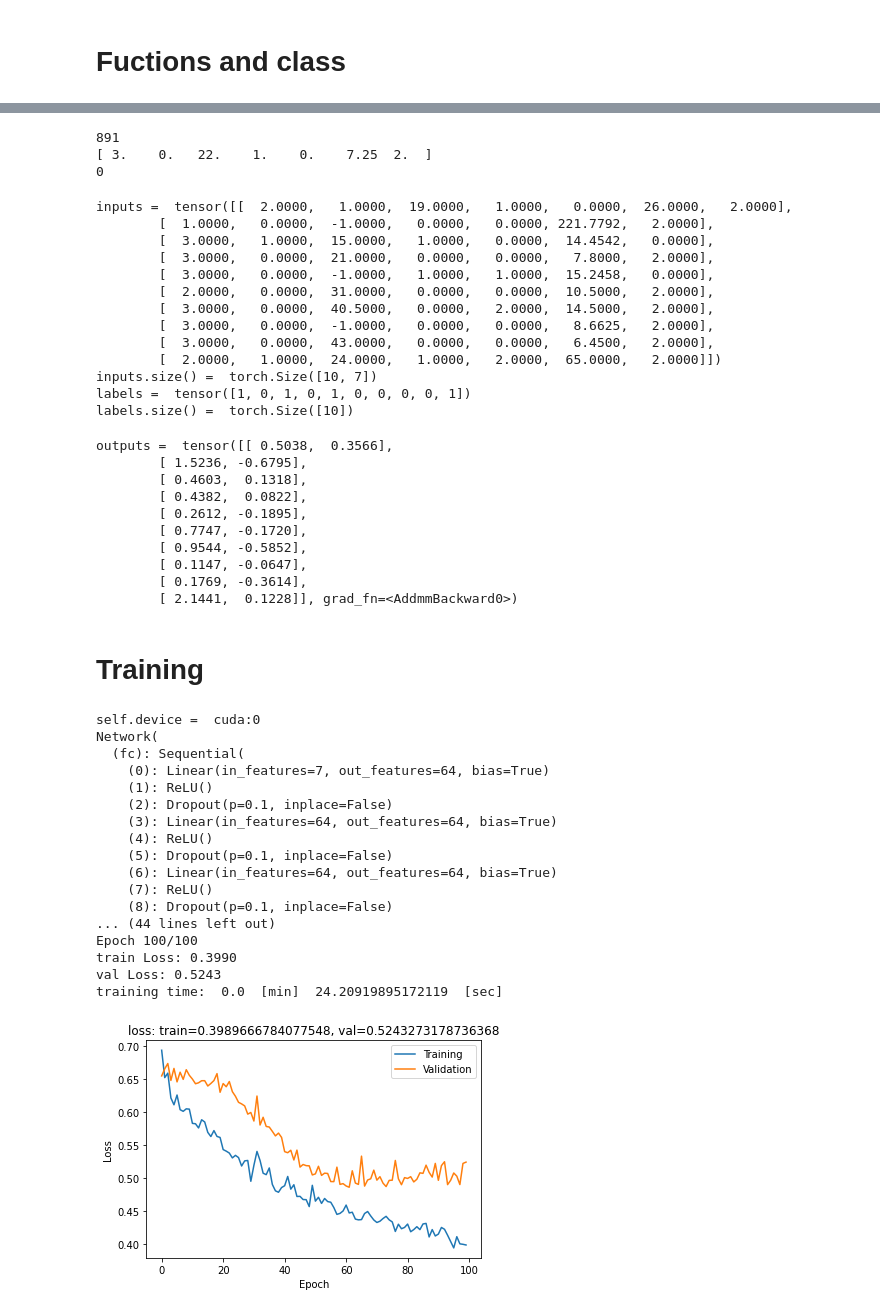
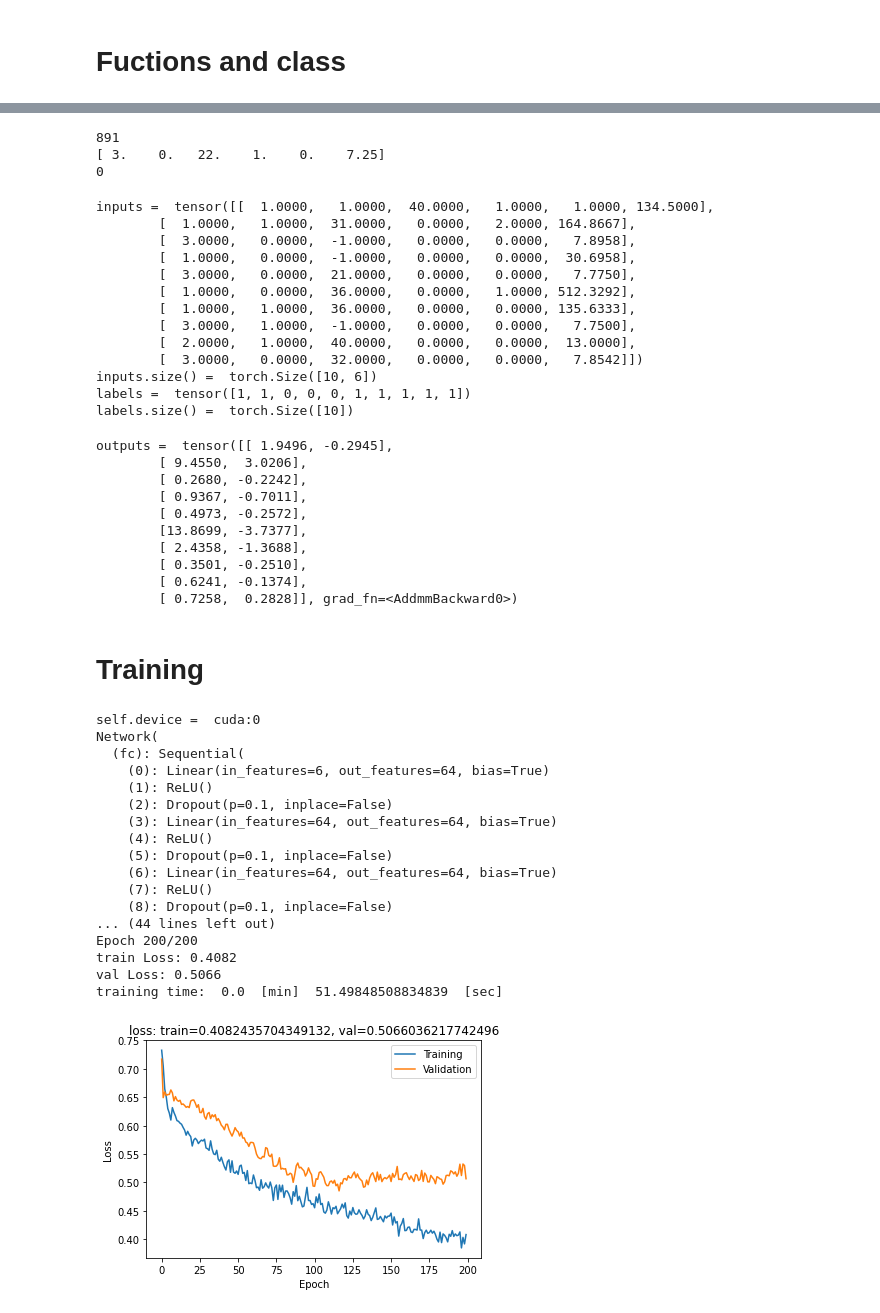
Before and after one commit to ozakiryota/kaggle, a Jupyter notebook: titanic.ipynb, the cells around one changed output, grey strips where cells are left out. Saved outputs shown, nothing was run; the diff lists cells and outputs as text; code cells hidden in the pictures.

```diff
--- a/titanic.ipynb
+++ b/titanic.ipynb
@@ -90,13 +88,14 @@ import pandas as pd
 
 def makeDataList(csv_path):
     datalist = pd.read_csv(csv_path)
-    datalist = datalist.drop(['PassengerId', 'Name', 'Ticket', 'Cabin'], axis=1)
+    # datalist = datalist.drop(['PassengerId', 'Name', 'Ticket', 'Cabin'], axis=1)
+    datalist = datalist.drop(['PassengerId', 'Name', 'Ticket', 'Cabin', 'Embarked'], axis=1)
     datalist = datalist.fillna(-1)
     datalist['Sex'] = datalist['Sex'].replace('male', 0)
     datalist['Sex'] = datalist['Sex'].replace('female', 1)
-    datalist['Embarked'] = datalist['Embarked'].replace('C', 0)
-    datalist['Embarked'] = datalist['Embarked'].replace('Q', 1)
-    datalist['Embarked'] = datalist['Embarked'].replace('S', 2)
+    # datalist['Embarked'] = datalist['Embarked'].replace('C', 0)
+    # datalist['Embarked'] = datalist['Embarked'].replace('Q', 1)
+    # datalist['Embarked'] = datalist['Embarked'].replace('S', 2)
 
     return datalist
 # %%
@@ -154,7 +153,7 @@ print(dataset.__getitem__(index=0)[0])
 print(dataset.__getitem__(index=0)[1])
 # %% [output]
 891
-[ 3.    0.   22.    1.    0.    7.25  2.  ]
+[ 3.    0.   22.    1.    0.    7.25]
 0
 # %%
 ## TEST
@@ -170,18 +169,18 @@ print("inputs.size() = ", inputs.size())
 print("labels = ", labels)
 print("labels.size() = ", labels.size())
 # %% [output]
-inputs =  tensor([[  2.0000,   1.0000,  19.0000,   1.0000,   0.0000,  26.0000,   2.0000],
-        [  1.0000,   0.0000,  -1.0000,   0.0000,   0.0000, 221.7792,   2.0000],
-        [  3.0000,   1.0000,  15.0000,   1.0000,   0.0000,  14.4542,   0.0000],
-        [  3.0000,   0.0000,  21.0000,   0.0000,   0.0000,   7.8000,   2.0000],
-        [  3.0000,   0.0000,  -1.0000,   1.0000,   1.0000,  15.2458,   0.0000],
-        [  2.0000,   0.0000,  31.0000,   0.0000,   0.0000,  10.5000,   2.0000],
-        [  3.0000,   0.0000,  40.5000,   0.0000,   2.0000,  14.5000,   2.0000],
-        [  3.0000,   0.0000,  -1.0000,   0.0000,   0.0000,   8.6625,   2.0000],
-        [  3.0000,   0.0000,  43.0000,   0.0000,   0.0000,   6.4500,   2.0000],
-        [  2.0000,   1.0000,  24.0000,   1.0000,   2.0000,  65.0000,   2.0000]])
-inputs.size() =  torch.Size([10, 7])
-labels =  tensor([1, 0, 1, 0, 1, 0, 0, 0, 0, 1])
+inputs =  tensor([[  1.0000,   1.0000,  40.0000,   1.0000,   1.0000, 134.5000],
+        [  1.0000,   1.0000,  31.0000,   0.0000,   2.0000, 164.8667],
+        [  3.0000,   0.0000,  -1.0000,   0.0000,   0.0000,   7.8958],
+        [  1.0000,   0.0000,  -1.0000,   0.0000,   0.0000,  30.6958],
+        [  3.0000,   0.0000,  21.0000,   0.0000,   0.0000,   7.7750],
+        [  1.0000,   0.0000,  36.0000,   0.0000,   1.0000, 512.3292],
+        [  1.0000,   1.0000,  36.0000,   0.0000,   0.0000, 135.6333],
+        [  3.0000,   1.0000,  -1.0000,   0.0000,   0.0000,   7.7500],
+        [  2.0000,   1.0000,  40.0000,   0.0000,   0.0000,  13.0000],
+        [  3.0000,   0.0000,  32.0000,   0.0000,   0.0000,   7.8542]])
+inputs.size() =  torch.Size([10, 6])
+labels =  tensor([1, 1, 0, 0, 0, 1, 1, 1, 1, 1])
 labels.size() =  torch.Size([10])
 # %%
 from torch import nn
@@ -212,16 +211,16 @@ net = Network(len(dataset.__getitem__(index=0)[0]), 64, 2, dropout_rate=0.1)
 outputs = net(inputs)
 print("outputs = ", outputs)
 # %% [output]
-outputs =  tensor([[ 0.5038,  0.3566],
-        [ 1.5236, -0.6795],
-        [ 0.4603,  0.1318],
-        [ 0.4382,  0.0822],
-        [ 0.2612, -0.1895],
-        [ 0.7747, -0.1720],
-        [ 0.9544, -0.5852],
-        [ 0.1147, -0.0647],
-        [ 0.1769, -0.3614],
-        [ 2.1441,  0.1228]], grad_fn=<AddmmBackward0>)
+outputs =  tensor([[ 1.9496, -0.2945],
+        [ 9.4550,  3.0206],
+        [ 0.2680, -0.2242],
+        [ 0.9367, -0.7011],
+        [ 0.4973, -0.2572],
+        [13.8699, -3.7377],
+        [ 2.4358, -1.3688],
+        [ 0.3501, -0.2510],
+        [ 0.6241, -0.1374],
+        [ 0.7258,  0.2828]], grad_fn=<AddmmBackward0>)
 # %% [markdown]
 # Training
 # %%
@@ -231,6 +230,7 @@ import matplotlib.pyplot as plt
 from sklearn.model_selection import train_test_split
 
 import torch
+from torch import nn
 import torch.optim as optim
 
 class Trainer:
@@ -297,7 +297,7 @@ class Trainer:
                     print("{} Loss: {:.4f}".format(phase, loss_epoch))
         ## save
         torch.save(self.net.state_dict(), save_weights_path)
-        ## training time
+        ## time
         mins = (time.time() - start_clock) // 60
         secs = (time.time() - start_clock) % 60
         print ('training time: ', mins, ' [min] ', secs, ' [sec]')
@@ -307,38 +307,38 @@ class Trainer:
     def showGraph(self, record_loss_dict):
         graph = plt.figure()
         plt.plot(range(len(record_loss_dict['train'])), record_loss_dict['train'], label="Training")
         plt.plot(range(len(record_loss_dict['val'])), record_loss_dict['val'], label="Validation")
         plt.legend()
         plt.xlabel("Epoch")
         plt.ylabel("Loss")
         plt.title("loss: train=" + str(record_loss_dict['train'][-1]) + ", val=" + str(record_loss_dict['val'][-1]))
         plt.show()
 
 
 csv_path = '/content/train.csv'
-num_epochs = 100
-batch_size = 50
+num_epochs = 200
+batch_size = 80
 lr = 0.001
 save_weights_path = '/content/weights.pth'
 
 trainer = Trainer(csv_path, num_epochs, batch_size, lr, save_weights_path)
 trainer.train()
 # %% [output]
 self.device =  cuda:0
 Network(
   (fc): Sequential(
-    (0): Linear(in_features=7, out_features=64, bias=True)
+    (0): Linear(in_features=6, out_features=64, bias=True)
     (1): ReLU()
     (2): Dropout(p=0.1, inplace=False)
     (3): Linear(in_features=64, out_features=64, bias=True)
     (4): ReLU()
     (5): Dropout(p=0.1, inplace=False)
     (6): Linear(in_features=64, out_features=64, bias=True)
     (7): ReLU()
     (8): Dropout(p=0.1, inplace=False)
 ... (44 lines left out)
-Epoch 100/100
-train Loss: 0.3990
-val Loss: 0.5243
-training time:  0.0  [min]  24.20919895172119  [sec]
+Epoch 200/200
+train Loss: 0.4082
+val Loss: 0.5066
+training time:  0.0  [min]  51.49848508834839  [sec]
-[figure, old version]
+[figure, new version]
```
Also changed, not shown: parts of 7 cells of this notebook.
